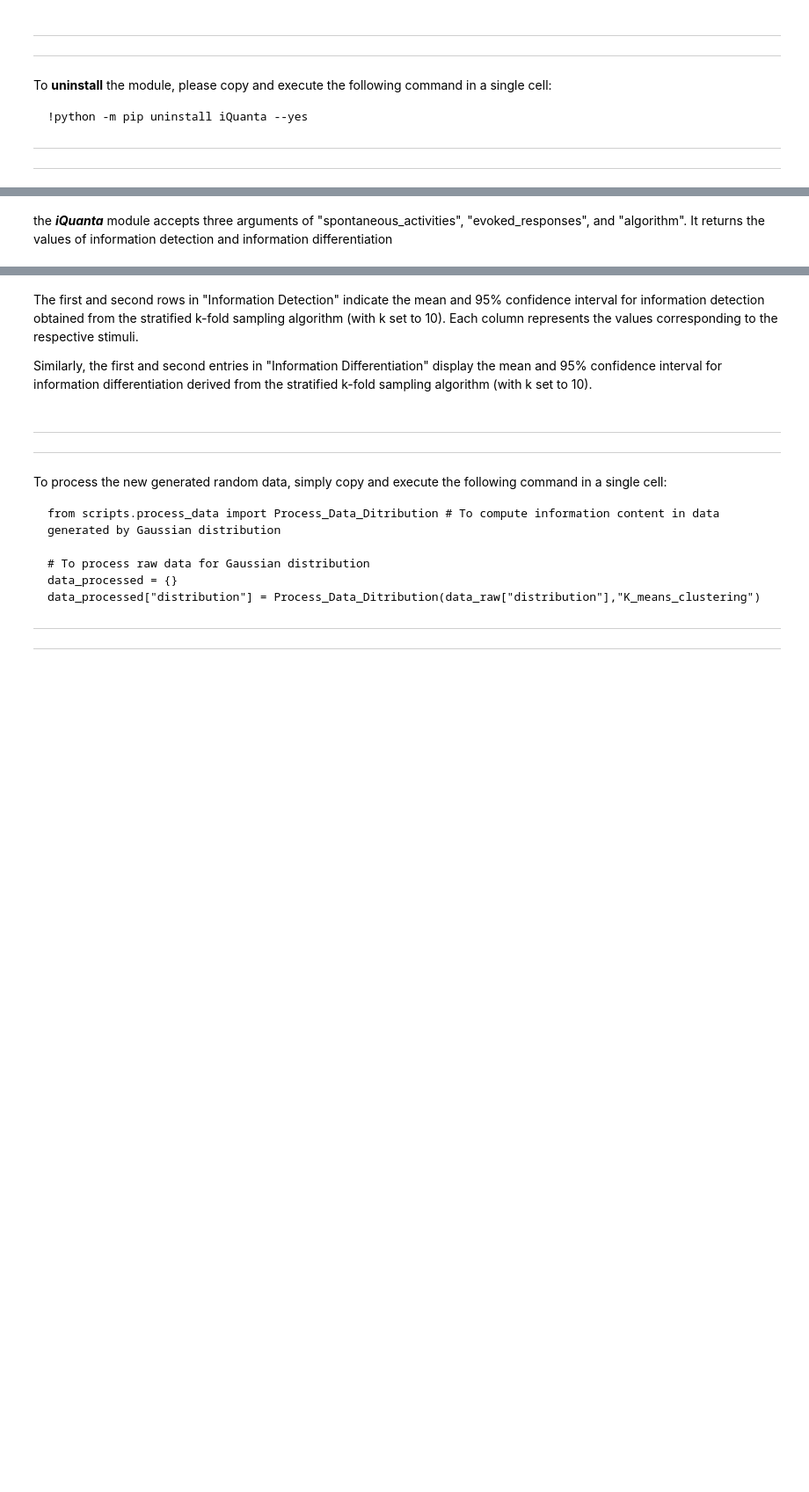
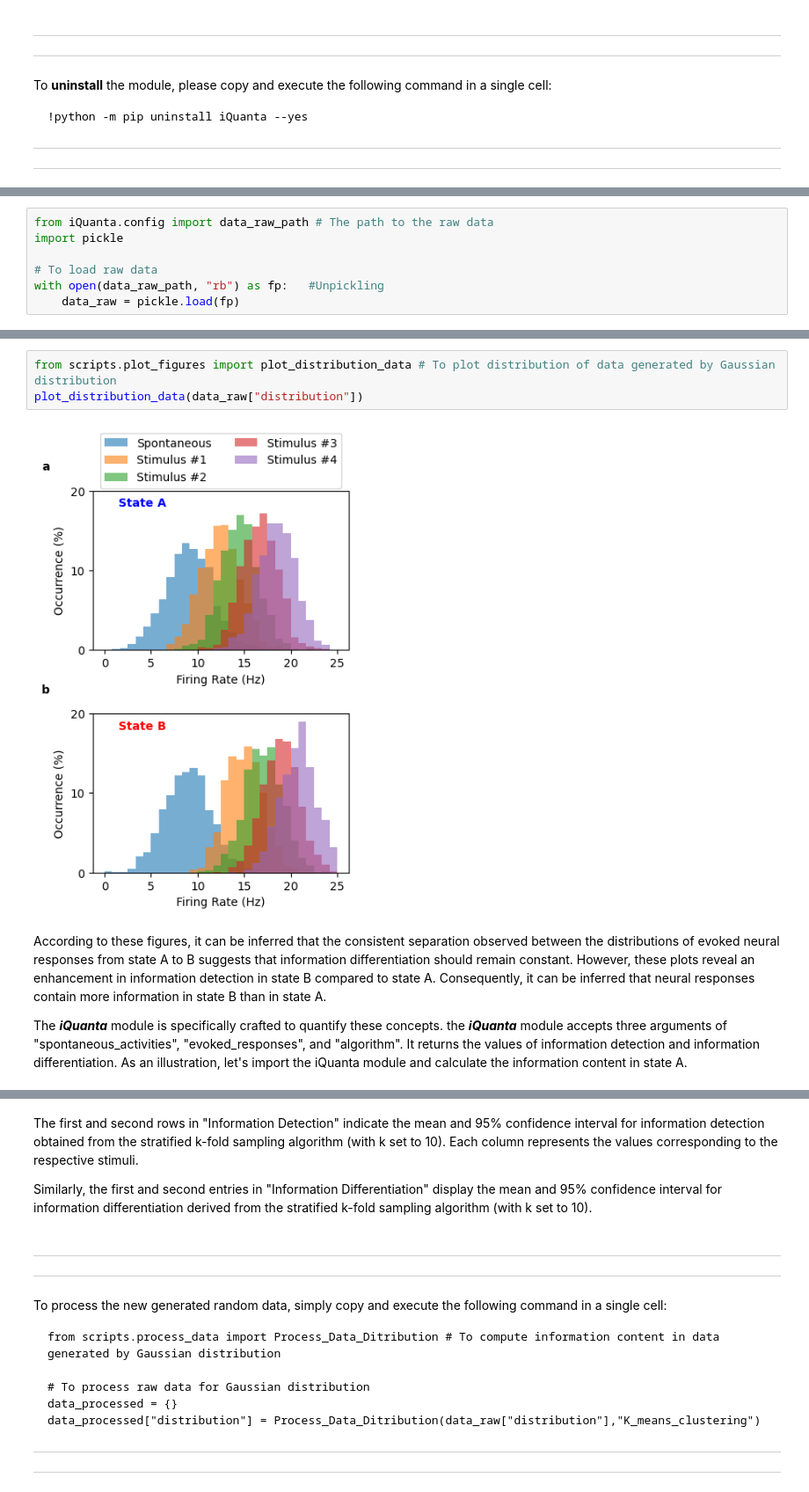
Before and after one commit to fraziphy/iQuanta, a Jupyter notebook: notebook/iQuanta.ipynb, the cells around one changed output, grey strips where cells are left out. Shown at 88% size. Saved outputs shown, nothing was run; the diff lists cells and outputs as text; blank space fills up the shorter version.

```diff
--- a/notebooks/iQuanta.ipynb
+++ b/notebook/iQuanta.ipynb
@@ -45,0 +127,7 @@ To **uninstall** the module, please copy and execute the following command in a
+# %%
+from iQuanta.config import data_raw_path # The path to the raw data
+import pickle
+
+# To load raw data
+with open(data_raw_path, "rb") as fp:   #Unpickling
+    data_raw = pickle.load(fp)
@@ -46,2 +141,9 @@ To **uninstall** the module, please copy and execute the following command in a
+# %%
+from scripts.plot_figures import plot_distribution_data # To plot distribution of data generated by Gaussian distribution
+plot_distribution_data(data_raw["distribution"])
+# %% [output]
+[figure, added]
 # %% [markdown]
-the  _**iQuanta**_  module accepts three arguments of "spontaneous_activities", "evoked_responses", and "algorithm". It returns the values of information detection and information differentiation
+According to these figures, it can be inferred that the consistent separation observed between the distributions of evoked neural responses from state A to B suggests that information differentiation should remain constant. However, these plots reveal an enhancement in information detection in state B compared to state A. Consequently, it can be inferred that neural responses contain more information in state B than in state A.
+
+The _**iQuanta**_  module is specifically crafted to quantify these concepts. the _**iQuanta**_  module accepts three arguments of "spontaneous_activities", "evoked_responses", and "algorithm". It returns the values of information detection and information differentiation. As an illustration, let's import the iQuanta module and calculate the information content in state A.
```
Also changed, not shown: parts of 10 cells of this notebook, 1 other file.
